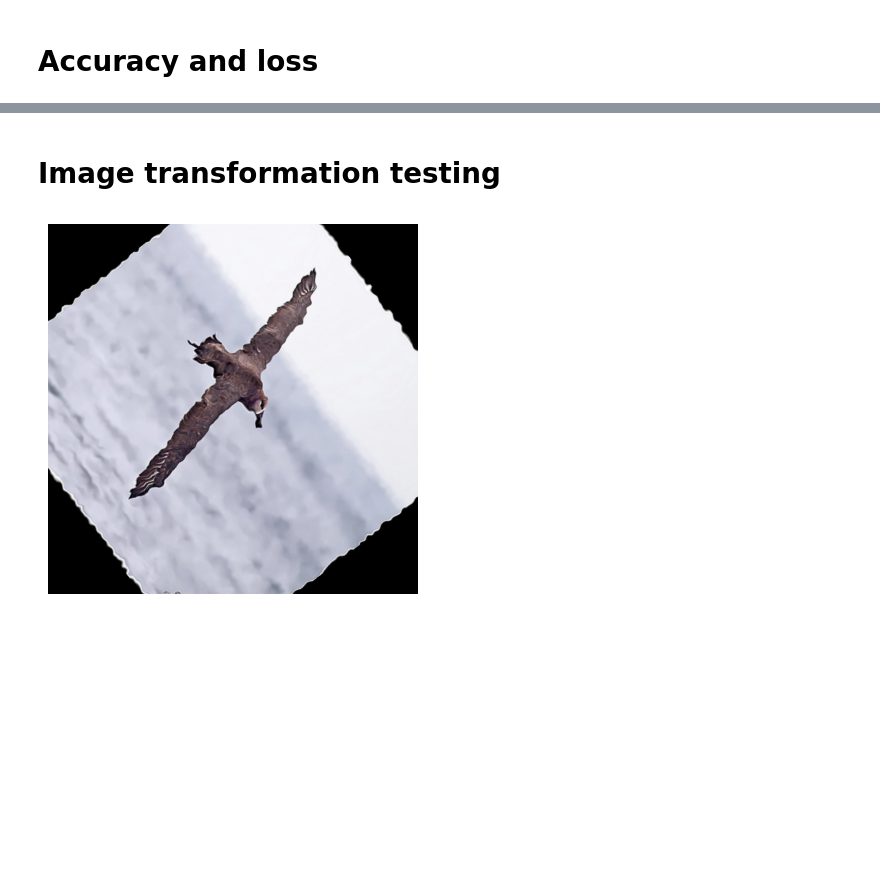
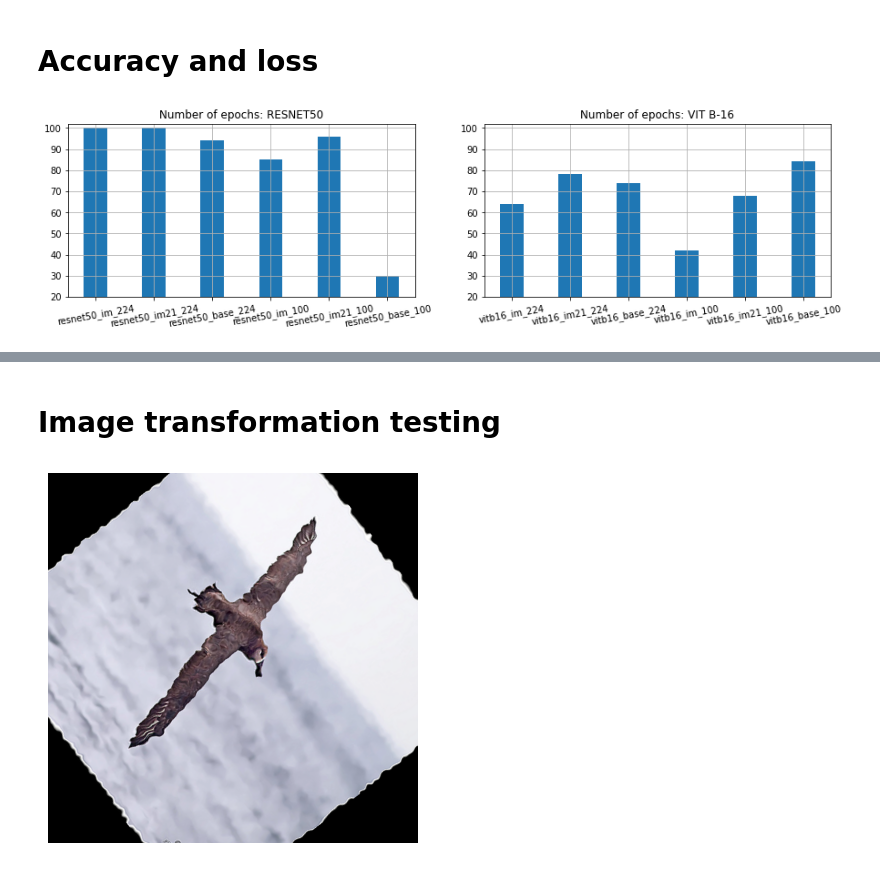
Before and after one commit to karthikn72/mlp_cw3, a Jupyter notebook: analysis.ipynb, the cells around one changed output, grey strips where cells are left out. Drawn from its saved outputs; the diff is of its cells as text; code cells hidden in the pictures; blank space fills up the shorter version.

```diff
--- a/analysis.ipynb
+++ b/analysis.ipynb
@@ -42,2 +48,20 @@ epoch_dict = {'resnet50_im_224': 100,
               'vitb16_base_100': 84
  }
+# %%
+# Create two subplots
+plt.figure(figsize=(15, 3.5))  # Adjust the figure size as needed
+plt.subplot(1, 2, 1)  # 1 row, 2 columns, subplot 1
+plt.grid(True)
+plt.bar(['resnet50_im_224','resnet50_im21_224','resnet50_base_224','resnet50_im_100', 'resnet50_im21_100','resnet50_base_100'], [100,100,94,85,96,30], 0.4)
+plt.xticks(['resnet50_im_224','resnet50_im21_224','resnet50_base_224','resnet50_im_100', 'resnet50_im21_100','resnet50_base_100'], ['resnet50_im_224','resnet50_im21_224','resnet50_base_224','resnet50_im_100', 'resnet50_im21_100','resnet50_base_100'], rotation=10)
+plt.ylim(20, 102)
+plt.title('Number of epochs: RESNET50')
+
+plt.subplot(1, 2, 2)  # 1 row, 2 columns, subplot 2
+plt.bar(['vitb16_im_224','vitb16_im21_224','vitb16_base_224','vitb16_im_100','vitb16_im21_100','vitb16_base_100'], [64,78,74,42,68,84], 0.4)
+plt.title('Number of epochs: VIT B-16')
+plt.xticks(['vitb16_im_224','vitb16_im21_224','vitb16_base_224','vitb16_im_100','vitb16_im21_100','vitb16_base_100'], ['vitb16_im_224','vitb16_im21_224','vitb16_base_224','vitb16_im_100','vitb16_im21_100','vitb16_base_100'], rotation=10)
+plt.ylim(20, 102)
+plt.grid(True)
+# %% [output]
+[figure, added]
```
Also changed, not shown: parts of 16 cells of this notebook.
